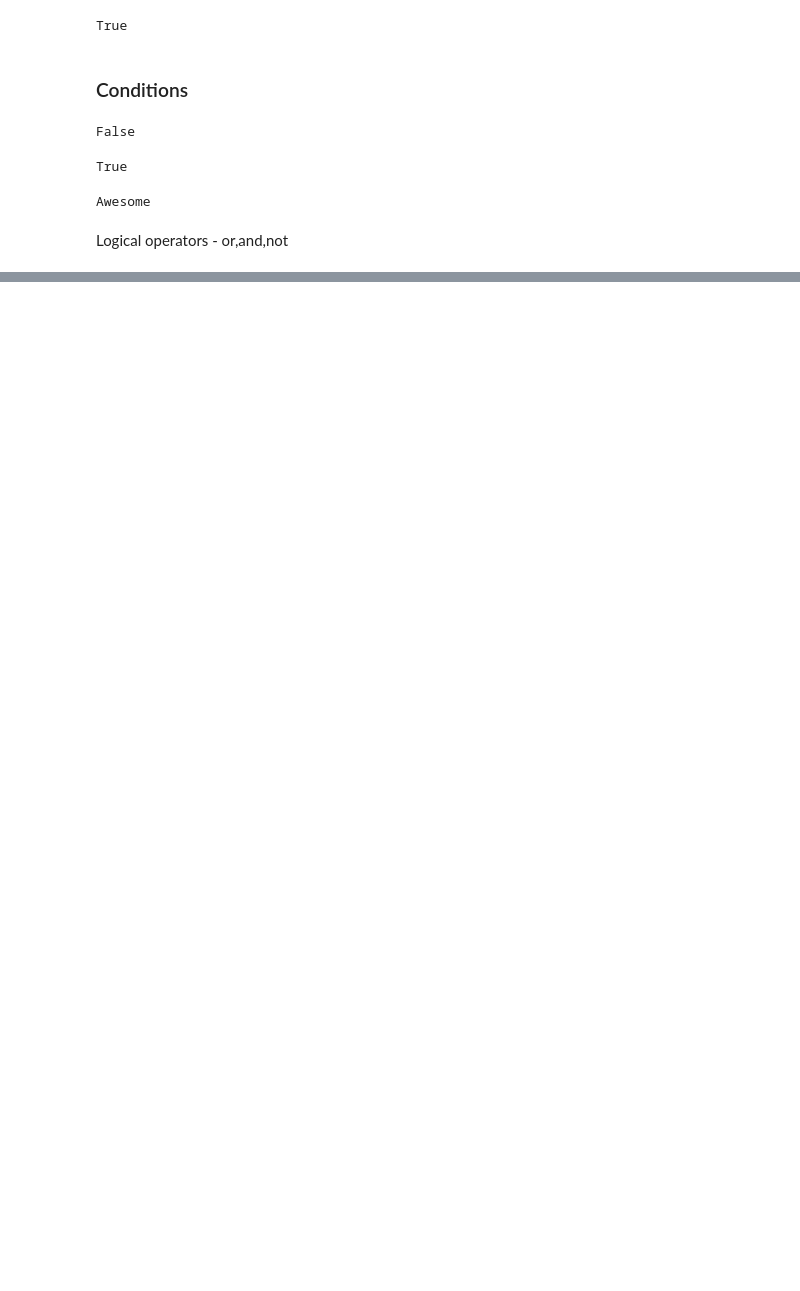
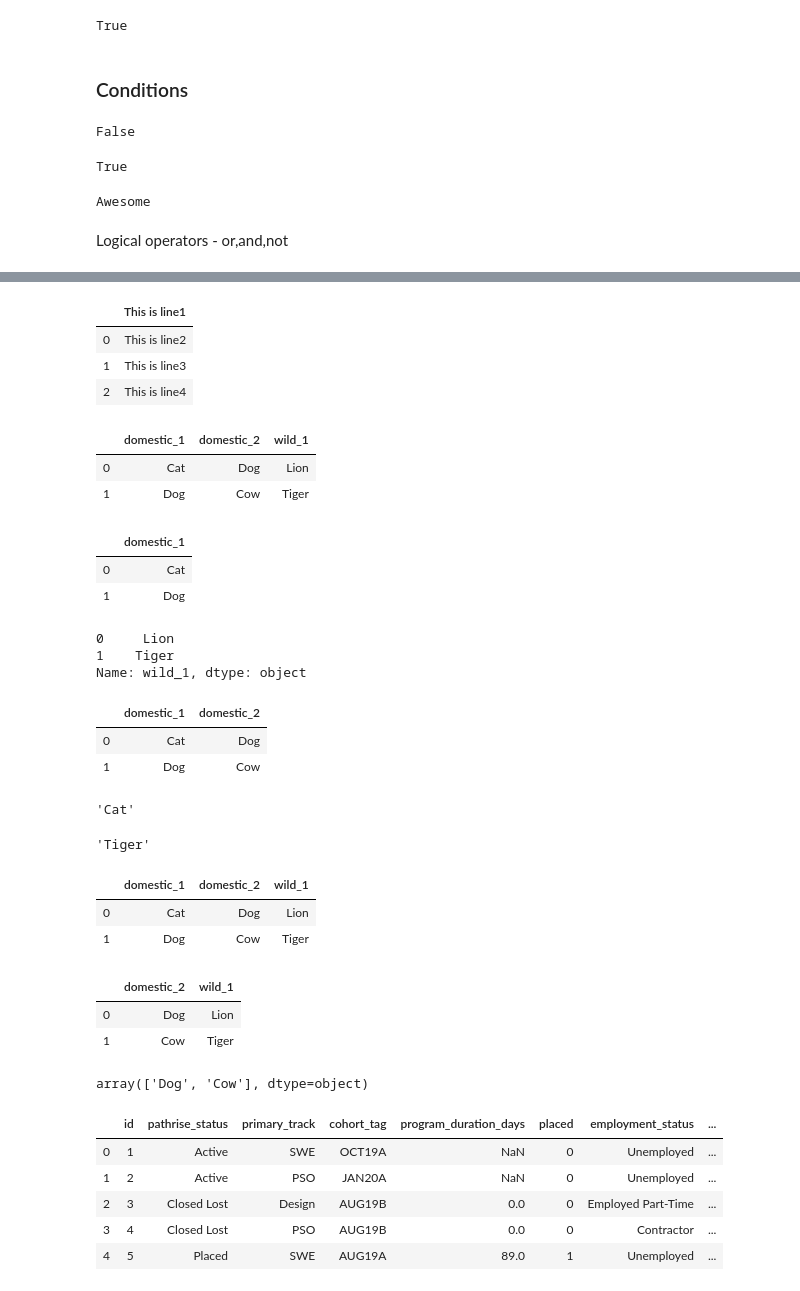
Before and after one commit to priyankasri1331/ALgorithms_Python, a Jupyter notebook: Python_Prac.ipynb, the cells around one changed output, grey strips where cells are left out. Drawn from its saved outputs; the diff is of its cells as text; code cells hidden in the pictures; blank space fills up the shorter version.

```diff
--- a/Python_Prac.ipynb
+++ b/Python_Prac.ipynb
@@ -315,0 +657,77 @@ Logical operators - or,and,not
+# %%
+df.head()
+# %% [output]
+|  | This is line1 |
+| 0 | This is line2 |
+| 1 | This is line3 |
+| 2 | This is line4 |
+# %%
+#Create df using dictionary
+
+dictionary = {'domestic_1':['Cat','Dog'],'domestic_2':['Dog','Cow'],'wild_1':['Lion','Tiger']}
+
+df_animals = pd.DataFrame(dictionary)
+df_animals
+# %% [output]
+|  | domestic_1 | domestic_2 | wild_1 |
+| 0 | Cat | Dog | Lion |
+| 1 | Dog | Cow | Tiger |
+# %%
+#dataframe with just column1
+df_animals[['domestic_1']]
+# %% [output]
+|  | domestic_1 |
+| 0 | Cat |
+| 1 | Dog |
+# %%
+df_animals['wild_1']
+# %% [output]
+0     Lion
+1    Tiger
+Name: wild_1, dtype: object
+# %%
+#Creating multiple columns df from one df
+df_animals[['domestic_1','domestic_2']]
+# %% [output]
+|  | domestic_1 | domestic_2 |
+| 0 | Cat | Dog |
+| 1 | Dog | Cow |
+# %%
+#loc,iloc,ix
+df_animals.loc[0,'domestic_1'] #First row, then column name
+# %% [output]
+'Cat'
+# %%
+#iloc is integer based - row,column
+df_animals.iloc[1,2]
+# %% [output]
+'Tiger'
+# %%
+z = df_animals.loc[0:1,'domestic_1':'wild_1']
+z
+# %% [output]
+|  | domestic_1 | domestic_2 | wild_1 |
+| 0 | Cat | Dog | Lion |
+| 1 | Dog | Cow | Tiger |
+# %%
+y = df_animals.iloc[0:2,1:3]
+y
+# %% [output]
+|  | domestic_2 | wild_1 |
+| 0 | Dog | Lion |
+| 1 | Cow | Tiger |
+# %%
+r = df_animals['domestic_2'].unique()
+r
+# %% [output]
+array(['Dog', 'Cow'], dtype=object)
+# %%
+df_new = pd.read_csv("data_Pathrise.csv")
+df_new.head()
+# %% [output]
+|  | id | pathrise_status | primary_track | cohort_tag | program_duration_days | placed | employment_status | ... |
+| 0 | 1 | Active | SWE | OCT19A | NaN | 0 | Unemployed | ... |
+| 1 | 2 | Active | PSO | JAN20A | NaN | 0 | Unemployed | ... |
+| 2 | 3 | Closed Lost | Design | AUG19B | 0.0 | 0 | Employed Part-Time | ... |
+| 3 | 4 | Closed Lost | PSO | AUG19B | 0.0 | 0 | Contractor | ... |
+| 4 | 5 | Placed | SWE | AUG19A | 89.0 | 1 | Unemployed | ... |
```
Also changed, not shown: parts of 72 cells of this notebook.
